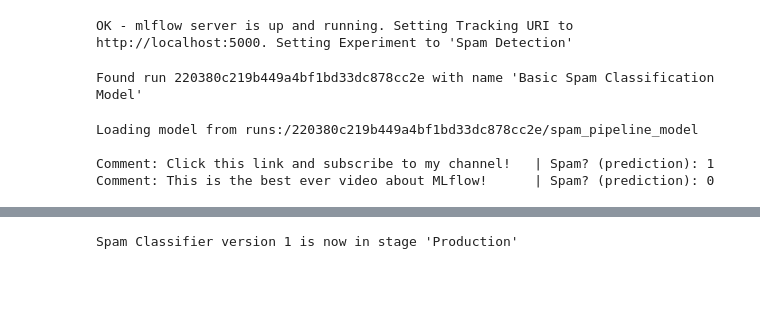
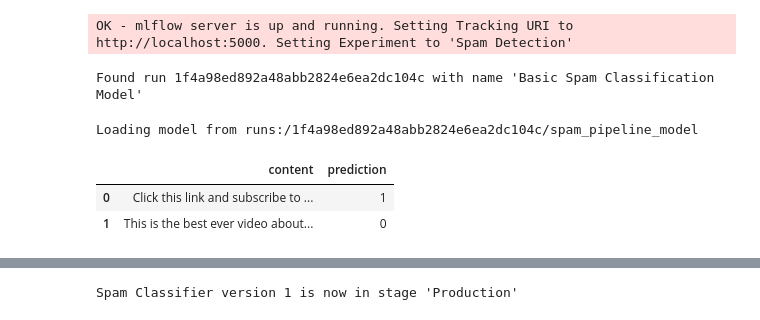
Before and after one commit to ezmldev/mlops-course, a Jupyter notebook: modeling/model_registry.ipynb, the cells around one changed output, grey strips where cells are left out. Saved outputs shown, nothing was run; the diff lists cells and outputs as text; code cells hidden in the pictures; blank space fills up the shorter version.

```diff
--- a/modeling/model_registry.ipynb
+++ b/modeling/model_registry.ipynb
@@ -22,31 +8,42 @@ OK - mlflow server is up and running. Setting Tracking URI to http://localhost:5
 import mlflow
 
 mlflow_client = mlflow.tracking.MlflowClient()
-runs = mlflow_client.search_runs(experiment_ids=my_experiment.experiment_id, filter_string="tags.mlflow.runName = 'Basic Spam Classification Model'")
+runs = mlflow_client.search_runs(
+    experiment_ids=my_experiment.experiment_id,
+    filter_string="tags.mlflow.runName = 'Basic Spam Classification Model'",
+)
 if len(runs) == 0:
-    raise Exception(f"No runs found for run name 'Basic Spam Classification Model' in experiment id {my_experiment.experiment_id}")
+    raise Exception(
+        f"No runs found for run name 'Basic Spam Classification Model' in experiment id {my_experiment.experiment_id}"
+    )
 my_run = runs[0]
 print(f"Found run {my_run.info.run_id} with name '{my_run.info.run_name}'")
 # %% [output]
-Found run 220380c219b449a4bf1bd33dc878cc2e with name 'Basic Spam Classification Model'
+Found run 1f4a98ed892a48abb2824e6ea2dc104c with name 'Basic Spam Classification Model'
 # %%
-messages = ["Click this link and subscribe to my channel!", "This is the best ever video about MLflow!"]
+content_df = pd.DataFrame(
+    {
+        "content": [
+            "Click this link and subscribe to my channel!",
+            "This is the best ever video about MLflow!",
+        ]
+    }
+)
 
 artifact_path = f"runs:/{my_run.info.run_id}/spam_pipeline_model"
 print(f"Loading model from {artifact_path}")
 print()
 
 reloaded_model = mlflow.pyfunc.load_model(artifact_path)
+predictions = reloaded_model.predict(content_df)
 
-predictions = reloaded_model.predict(messages)
-
-for message, prediction in zip(messages, predictions):
-    print(f"Comment: {message} \t| Spam? (prediction): {prediction}")
+pred_df = content_df.assign(prediction=predictions)
+pred_df.head()
 # %% [output]
-Loading model from runs:/220380c219b449a4bf1bd33dc878cc2e/spam_pipeline_model
-
-Comment: Click this link and subscribe to my channel!   | Spam? (prediction): 1
-Comment: This is the best ever video about MLflow!      | Spam? (prediction): 0
+Loading model from runs:/1f4a98ed892a48abb2824e6ea2dc104c/spam_pipeline_model
+|  | content | prediction |
+| 0 | Click this link and subscribe to ... | 1 |
+| 1 | This is the best ever video about... | 0 |
 # %%
 import time
 
```
Also changed, not shown: parts of 6 cells of this notebook, 9 other files.
